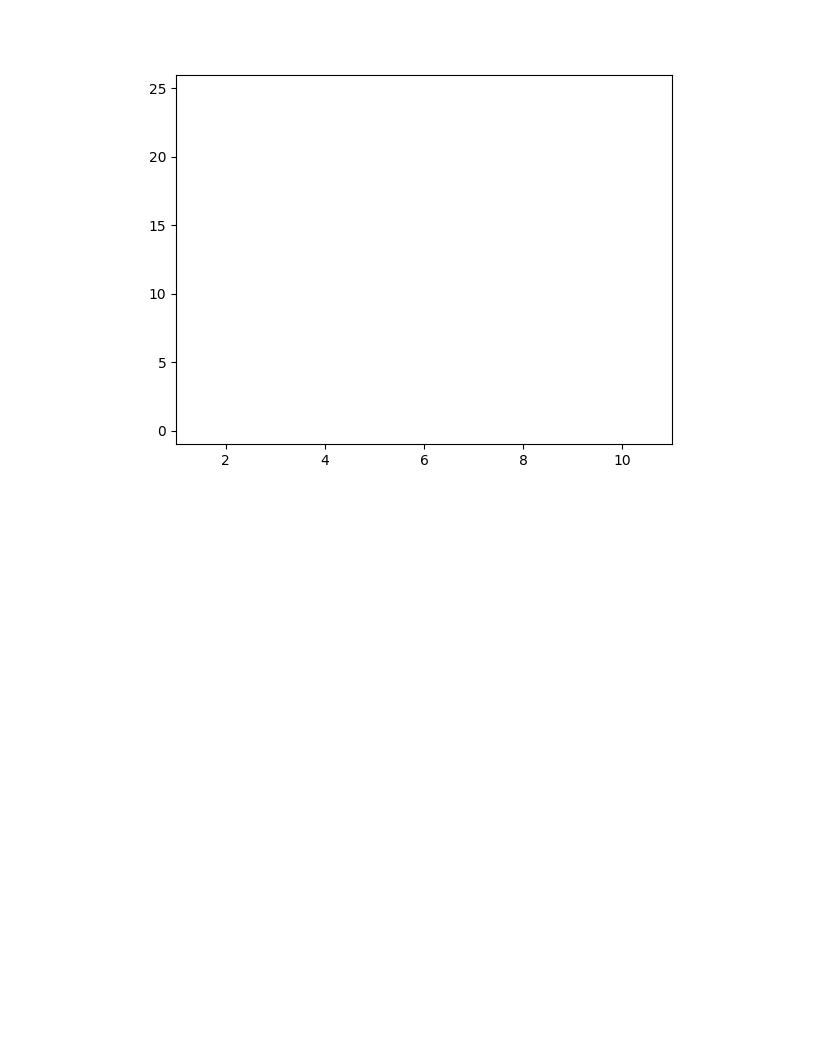
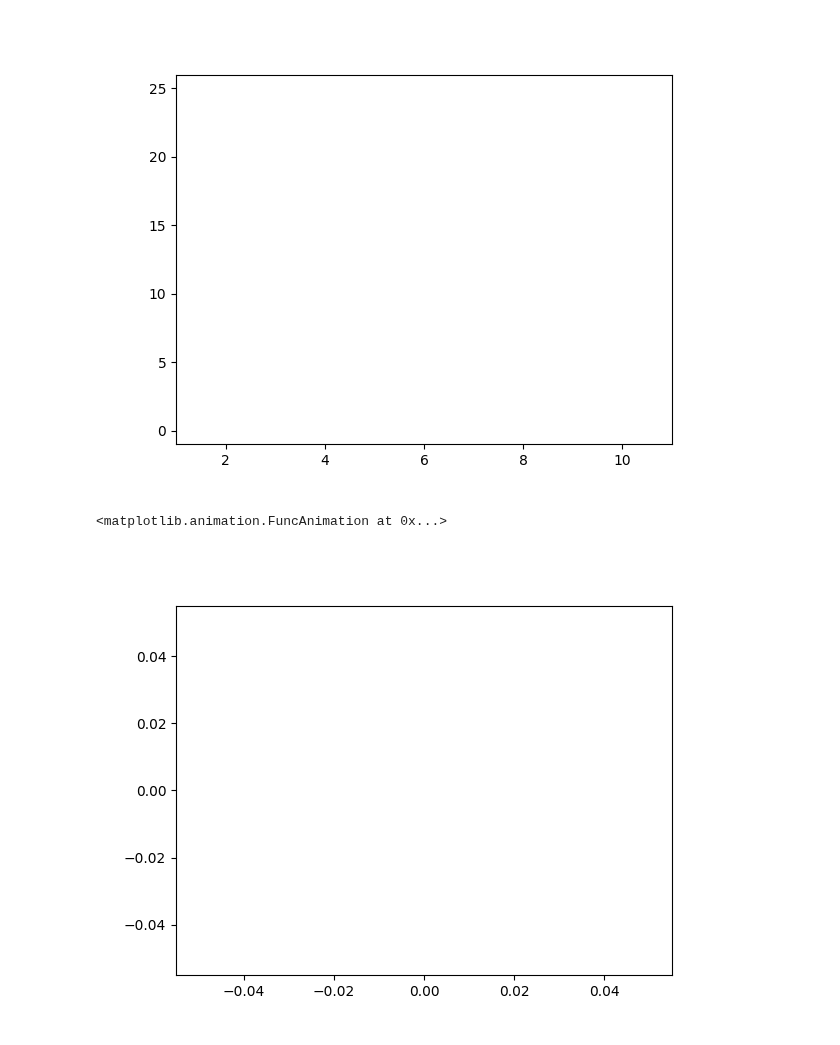
Before and after one commit to anshpak/jupyter-tasks, a Jupyter notebook: KM2_Lb03_Shpak.ipynb, the cells around one changed output. Saved outputs shown, nothing was run; the diff lists cells and outputs as text; code cells hidden in the pictures; blank space fills up the shorter version.

Commit message:
feat: start add my new function plot animation

```diff
--- a/KM2_Lb03_Shpak.ipynb
+++ b/KM2_Lb03_Shpak.ipynb
@@ -224,0 +231,42 @@ FuncAnimation(fig2, at_frame2, frames = matrix, init_func = init, repeat = False
+# %%
+g = lambda x: - 27 * x ** 5 - 12 * x ** 3 + x ** 2 + 1049 * x
+# %%
+y_array_3_2 = np.array([g(x) for x in x_array_3_2])
+
+y_min_3_2 = np.min(y_array_3_2)
+y_max_3_2 = np.max(y_array_3_2)
+# %%
+matrix_3_2 = np.transpose(np.array([x_array_3_2, y_array_3_2]))
+# %%
+def at_frame_line_3_2(i):
+    """добавляет к объекту line1 точку с координатами (t[0], t[1])
+
+    Arguments:
+
+    t: последовательность из двух элементов
+
+    Returns: None
+    """
+    x_coord_3_2 = list(line_3_2.get_xdata())
+    y_coord_3_2 = list(line_3_2.get_ydata())
+
+    my_x_coord.append(i[0])
+    my_y_coord.append(i[1])
+
+    x_coord_3_2.append(i[0])
+    y_coord_3_2.append(i[1])
+
+    line_3_2.set_data(x_coord_3_2, y_coord_3_2)
+
+    return None
+# %%
+fig_3_2 = plt.figure()
+ax_3_2 = plt.axes()
+plt.axis = ([x_min_3_2 - 1, x_max_3_2 + 1, y_min_3_2 - 1, y_max_3_2 + 1])
+
+line_3_2, = ax_3_2.plot([], [], 'y--')
+
+FuncAnimation(fig_3_2, at_frame_line_3_2, frames = matrix_3_2, repeat = False, interval = 20)
+# %% [output]
+<matplotlib.animation.FuncAnimation at 0x...>
+[figure, added]
```
Also changed, not shown: parts of 1 cell of this notebook.
